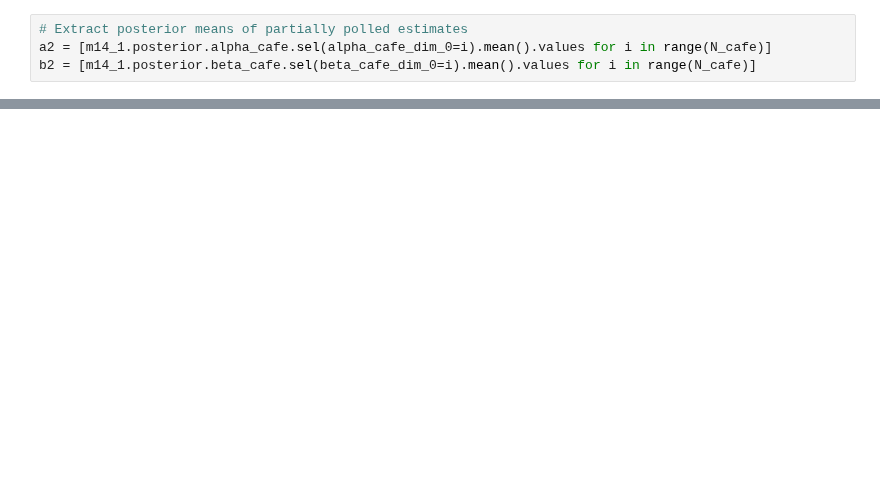
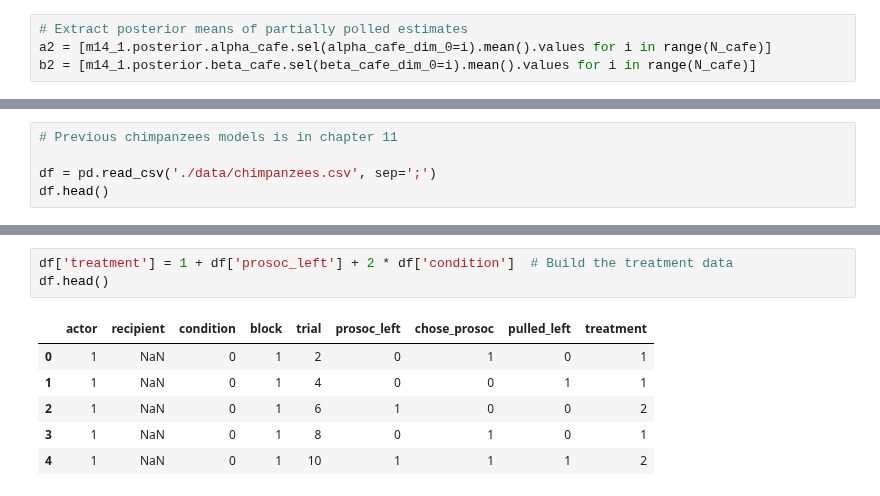
Before and after one commit to rodolphomacedo/statistical_rethinking_pt_BR, a Jupyter notebook: parte_14.ipynb, the cells around one changed output, grey strips where cells are left out. Saved outputs shown, nothing was run; the diff lists cells and outputs as text; blank space fills up the shorter version.

Commit message:
update: update the 14.2 Advanced varing slopes - Binomial models TODO

```diff
--- a/parte_14.ipynb
+++ b/parte_14.ipynb
@@ -637,0 +709,5 @@ plt.show()
+# %%
+# Previous chimpanzees models is in chapter 11
+
+df = pd.read_csv('./data/chimpanzees.csv', sep=';')
+df.head()
@@ -637,0 +721,10 @@ plt.show()
+# %%
+df['treatment'] = 1 + df['prosoc_left'] + 2 * df['condition']  # Build the treatment data
+df.head()
+# %% [output]
+|  | actor | recipient | condition | block | trial | prosoc_left | chose_prosoc | pulled_left | treatment |
+| 0 | 1 | NaN | 0 | 1 | 2 | 0 | 1 | 0 | 1 |
+| 1 | 1 | NaN | 0 | 1 | 4 | 0 | 0 | 1 | 1 |
+| 2 | 1 | NaN | 0 | 1 | 6 | 1 | 0 | 0 | 2 |
+| 3 | 1 | NaN | 0 | 1 | 8 | 0 | 1 | 0 | 1 |
+| 4 | 1 | NaN | 0 | 1 | 10 | 1 | 1 | 1 | 2 |
```
Also changed, not shown: parts of 23 cells of this notebook.
